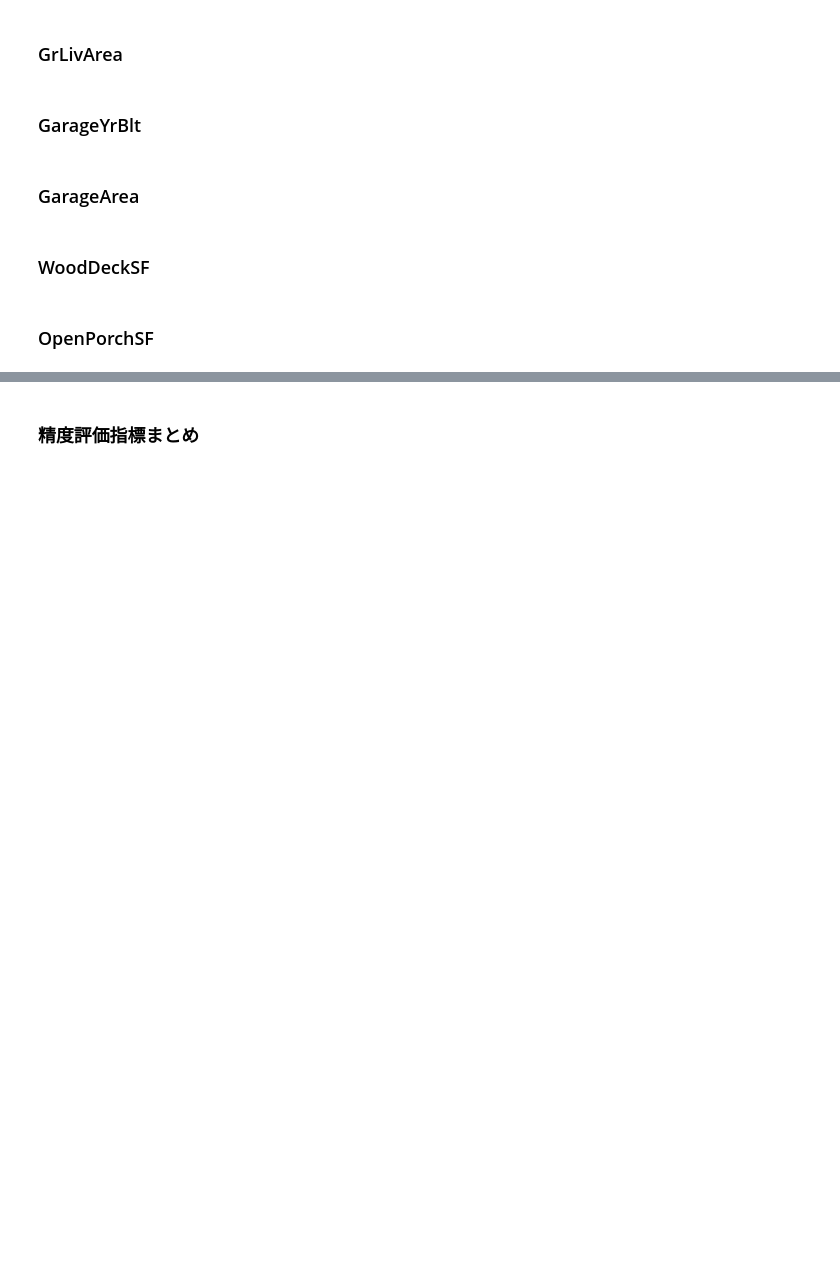
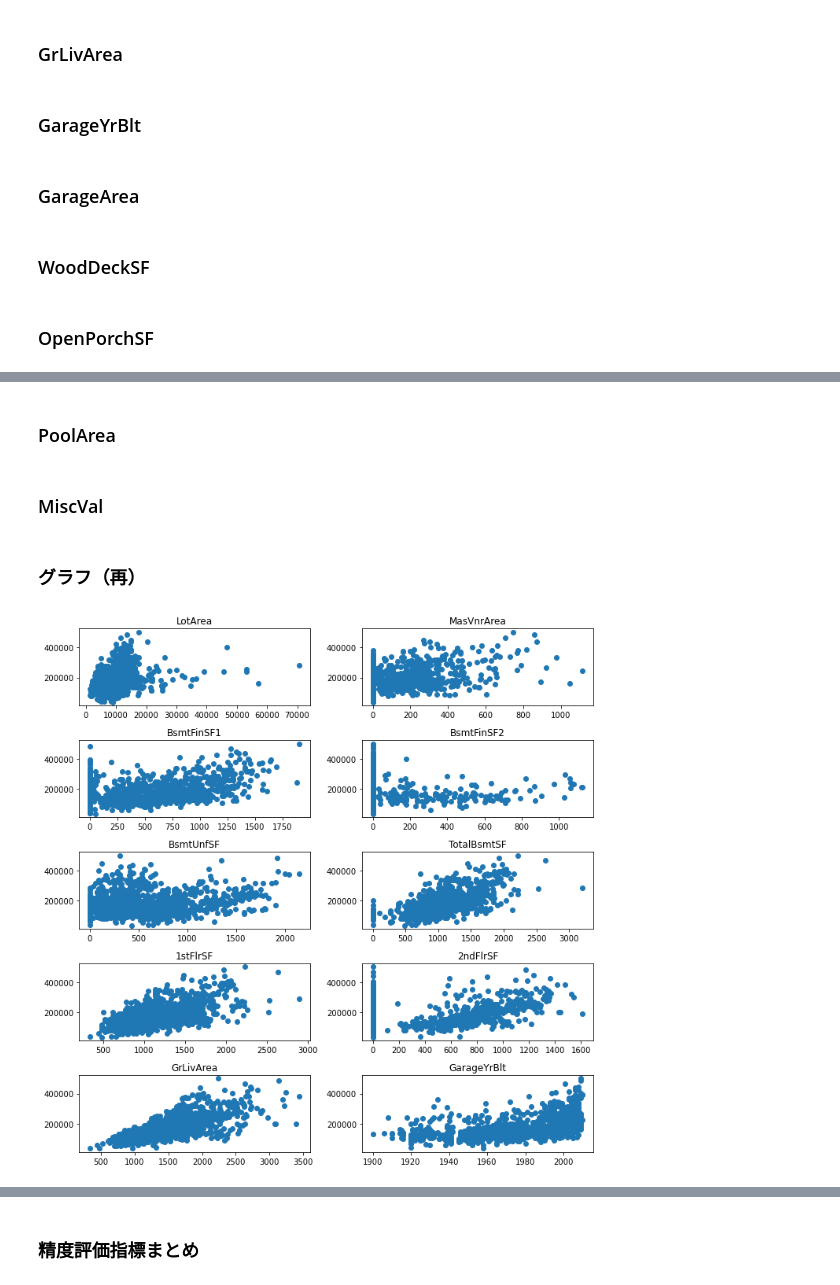
Before and after one commit to KJMAN678/evalution_error, a Jupyter notebook: 20200829 HousePrice.ipynb, the cells around one changed output, grey strips where cells are left out. Drawn from its saved outputs; the diff is of its cells as text; code cells hidden in the pictures; blank space fills up the shorter version.

```diff
--- a/20200829 HousePrice.ipynb
+++ b/20200829 HousePrice.ipynb
@@ -726,0 +710,25 @@ pickup_list
+# %%
+train_4 = train_4.drop(train_4[(train_4["ScreenPorch"]>100)&(train_4["SalePrice"]>400000)].index)
+# %%
+train_4 = train_4.drop(train_4[train_4["ScreenPorch"]>350].index)
+# %% [markdown]
+### PoolArea
+# %%
+train_4 = train_4.drop(train_4[train_4["PoolArea"]>450].index)
+# %% [markdown]
+### MiscVal
+# %%
+train_4 = train_4.drop(train_4[train_4["MiscVal"]>3000].index)
+# %% [markdown]
+### グラフ（再）
+# %%
+fig = plt.figure(figsize=(10,10))
+
+for i in range(0, 10):
+    plt.subplot(5, 2, i+1)
+    plt.title(pickup_list[i])
+    plt.scatter(train_4[pickup_list[i]], train_4['SalePrice'])
+
+plt.tight_layout()
+# %% [output]
+[figure, added]
```
Also changed, not shown: parts of 52 cells of this notebook.
